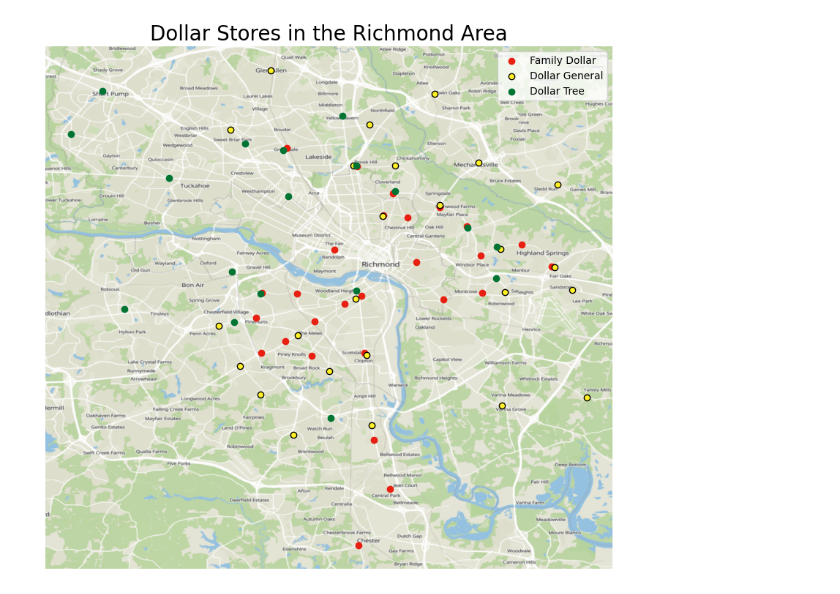
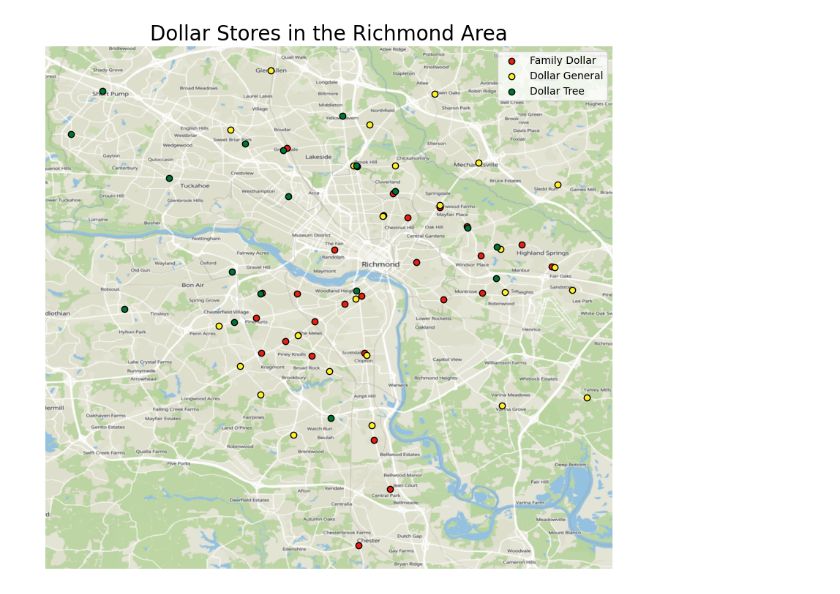
Before and after one commit to kfinity/ric-dollar-stores, a Jupyter notebook: store_map.ipynb, the cells around one changed output. Drawn from its saved outputs; the diff is of its cells as text; code cells hidden in the pictures.

```diff
--- a/store_map.ipynb
+++ b/store_map.ipynb
@@ -53,27 +53,27 @@ dtgdf = gpd.GeoDataFrame(dtdf, geometry=gpd.points_from_xy(dtdf.longitude, dtdf.
 # %%
 #extent = (167764.6575715169310570,162639.6197354011237621,186840.7322270795702934,179899.5346482172608376)
 
 fig = plt.figure(figsize=(10,10)) # controls resolution - figure size in inches
 ax = fig.add_subplot()
 #ax.axis(extent)
 
 #ric_roads = gpd.read_file('../data/Basemap/base_Road.shp', driver='ESRI Shapefile', crs="EPSG:2284")
 #ric_roads = ric_roads.to_crs("EPSG:4326")
 #ric_roads.plot(ax=ax, color='white', edgecolor='#eeeeee')
 
-fdgdf.plot(ax=ax, label="Family Dollar", color="#e82011")
+fdgdf.plot(ax=ax, label="Family Dollar", color="#e82011", edgecolor="black", linewidth=1)
 dggdf.plot(ax=ax, label="Dollar General", color="#fff126", edgecolor="black", linewidth=1)
-dtgdf.plot(ax=ax, label="Dollar Tree", color="#007533")
+dtgdf.plot(ax=ax, label="Dollar Tree", color="#007533", edgecolor="black", linewidth=1)
 # plot a base layer
 cx.add_basemap(ax, crs="EPSG:4326", source="https://api.maptiler.com/maps/basic-v2/256/{z}/{x}/{y}.png?key=XdngPAeglh5F6tWGYvJQ")
 #cx.add_basemap(ax, crs="EPSG:4326")
 
 ax.set_title('Dollar Stores in the Richmond Area', fontsize=20)
 plt.legend()
 
 plt.axis('off')
 
 #plt.show(fig)
 plt.savefig("pics/v2.jpg", facecolor='white', bbox_inches='tight')
 # %% [output]
-[figure, old version]
+[figure, new version]
```
Also changed, not shown: parts of 3 cells of this notebook, 1 other file.
